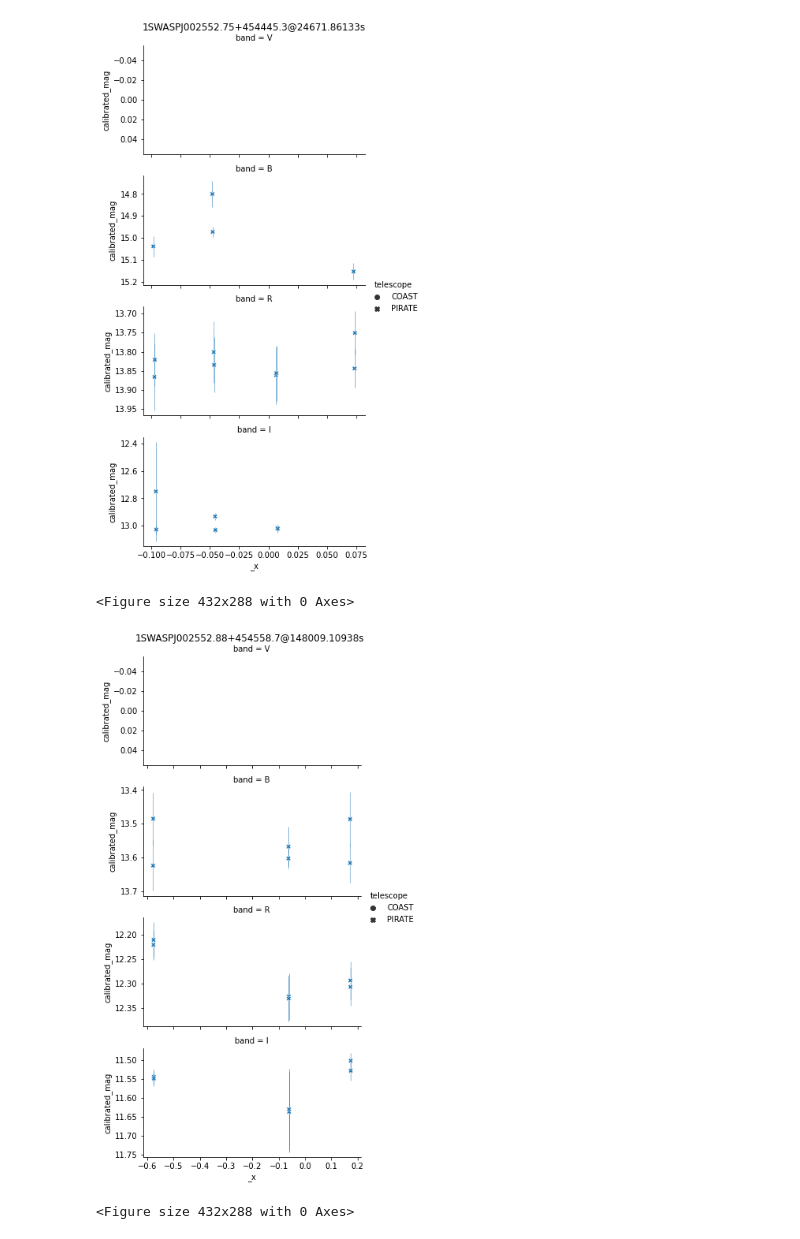
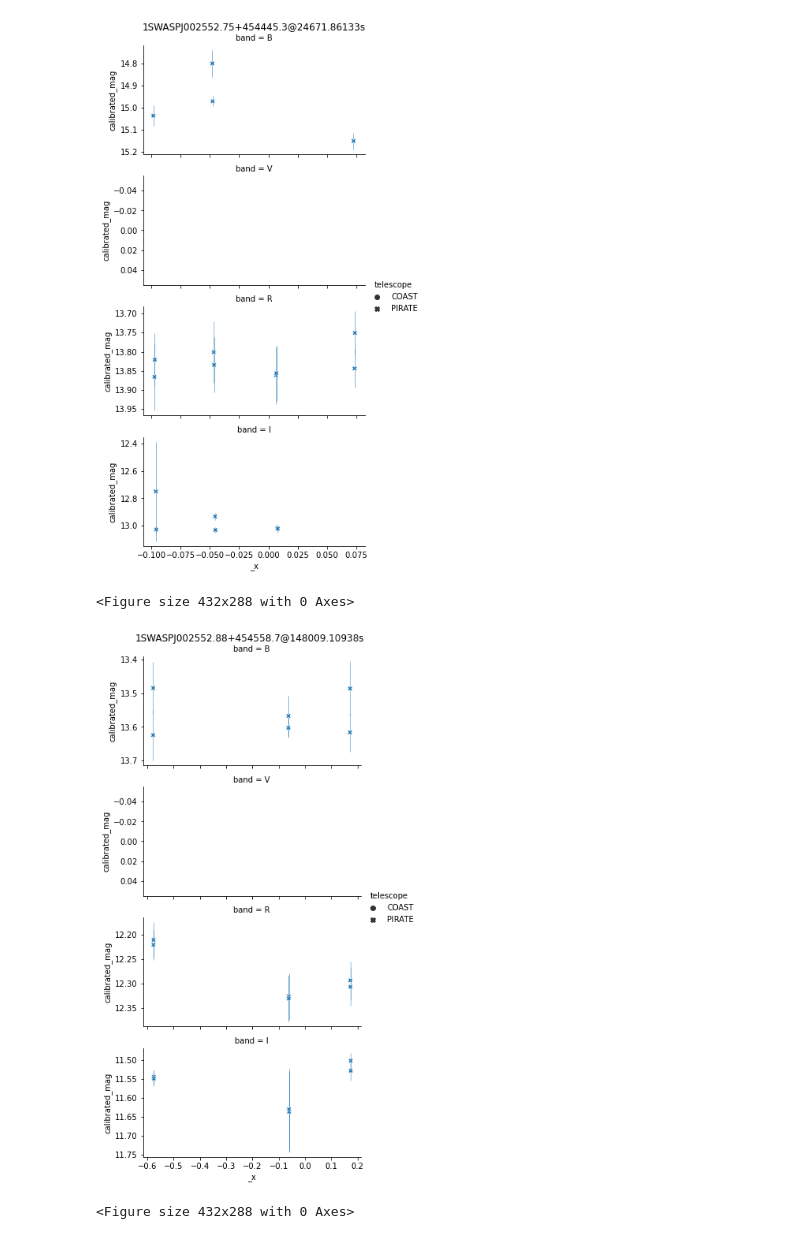
Before and after one commit to adammcmaster/pirate-photometry, a Jupyter notebook: plot_folded.ipynb, the cells around one changed output. Drawn from its saved outputs; the diff is of its cells as text; code cells hidden in the pictures.

Commit message:
Sort bands into order

```diff
--- a/plot_folded.ipynb
+++ b/plot_folded.ipynb
@@ -16,8 +16,6 @@ for table in Path('data').glob('*.ecsv'):
         continue
     timeseries = TimeSeries.read(table, time_column='timestamp', time_format='jd')
     timeseries = timeseries[timeseries['FLAGS'] == 0]
-    bands = sorted(list(set(timeseries['band'])))
-    num_bands = len(bands)
     for period in target_config['expected_periods']:
         fig = pyplot.figure()
         fig.suptitle(f'{table.stem}@{period}s')
@@ -28,6 +26,7 @@ for table in Path('data').glob('*.ecsv'):
             y=folded['calibrated_mag'],
             style=folded['telescope'],
             row=folded['band'],
+            row_order=('B', 'V', 'R', 'I'),
             facet_kws={'sharey': False},
             height=2.5,
             aspect=2,
@@ -53,6 +52,6 @@ for table in Path('data').glob('*.ecsv'):
 <Figure size 432x288 with 0 Axes>
-[figure, old version]
+[figure, new version]
 <Figure size 432x288 with 0 Axes>
-[figure, old version]
+[figure, new version]
 <Figure size 432x288 with 0 Axes>
 [figure]
```
Also changed, not shown: parts of 1 cell of this notebook.
